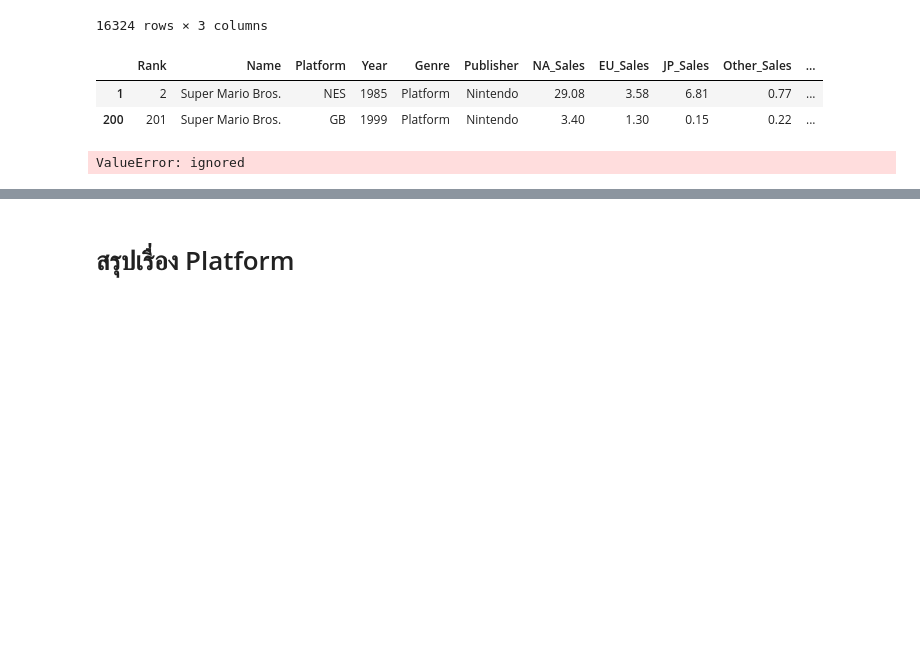
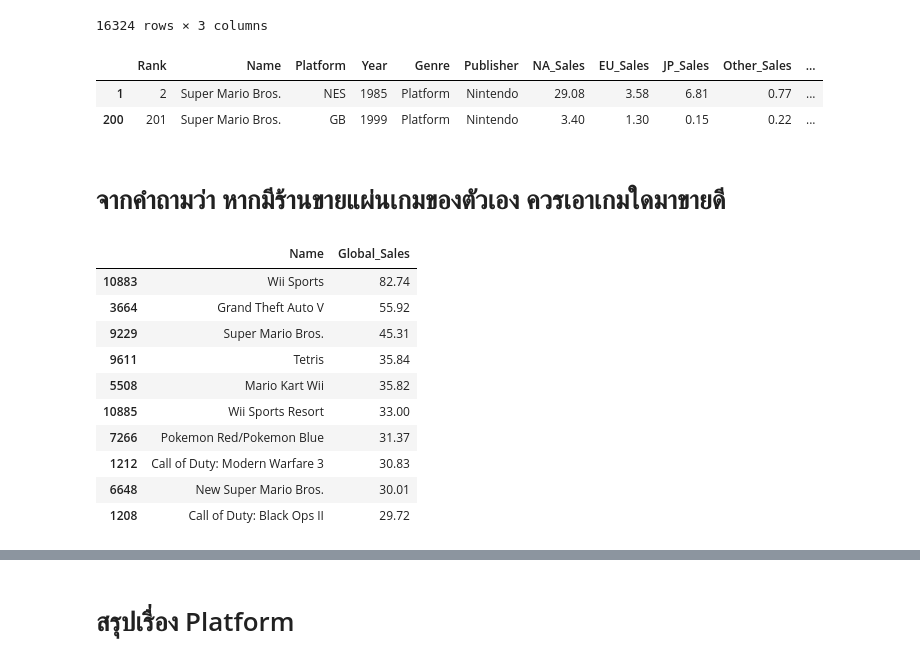
Before and after one commit to ktardthong/DSE_g19, a Jupyter notebook: KT - VGSale_HW_Week_one.ipynb, the cells around one changed output, grey strips where cells are left out. Cells and saved outputs as stored; diff of their text form; code cells hidden in the pictures; blank space fills up the shorter version.

```diff
--- a/KT - VGSale_HW_Week_one.ipynb
+++ b/KT - VGSale_HW_Week_one.ipynb
@@ -255,13 +239,31 @@ data.groupby(['Name','Platform'])['Global_Sales'].sum().reset_index().sort_value
 | 7181 | Legoland | PC | 0.01 |
 | 15258 | Vanark | PS | 0.01 |
 16324 rows × 3 columns
-# %%
-data[data["Name"].isin(['Super Mario Bros.'])]
-# %% [output]
-|  | Rank | Name | Platform | Year | Genre | Publisher | NA_Sales | EU_Sales | JP_Sales | Other_Sales | ... |
-| 1 | 2 | Super Mario Bros. | NES | 1985 | Platform | Nintendo | 29.08 | 3.58 | 6.81 | 0.77 | ... |
-| 200 | 201 | Super Mario Bros. | GB | 1999 | Platform | Nintendo | 3.40 | 1.30 | 0.15 | 0.22 | ... |
-# %%
-data['Platform'].value_counts().sum("Global_Sales")
-# %% [output]
-ValueError: ignored
+# %%
+#แต่เดี๋ยวก่อน จะเห็นว่า sum อย่างนี้คงไม่ดีเพราะว่าเกมส์นี้ มีในสอง Platform!
+data[data["Name"].isin(['Super Mario Bros.'])]
+# %% [output]
+|  | Rank | Name | Platform | Year | Genre | Publisher | NA_Sales | EU_Sales | JP_Sales | Other_Sales | ... |
+| 1 | 2 | Super Mario Bros. | NES | 1985 | Platform | Nintendo | 29.08 | 3.58 | 6.81 | 0.77 | ... |
+| 200 | 201 | Super Mario Bros. | GB | 1999 | Platform | Nintendo | 3.40 | 1.30 | 0.15 | 0.22 | ... |
+# %% [markdown]
+# จากคำถามว่า **หากมีร้านขายแผ่นเกมของตัวเอง ควรเอาเกมใดมาขายดี**
+# %%
+#ดังนั้นขอไม่มอง Platform แล้วนะ!
+#เราจะเห็นได้จากด้านล่างว่า Super Mario Bros. เนี่ยรวม sales กันแล้ว 40.24 + 5.07 = 45.31
+#หวังว่าจะไม่มีชื่อเดียวกันใน publisher อื่นๆนะ แต่เนื่องว่าถามว่าเกมส์อะไร ก็ขอตอบอันนี้แล้วกันครับ
+best_selling_games = data.groupby(['Name'])['Global_Sales'].sum().reset_index().sort_values(by=['Global_Sales'], ascending=False).head(20)
+
+best_selling_games.head(10)
+# %% [output]
+|  | Name | Global_Sales |
+| 10883 | Wii Sports | 82.74 |
+| 3664 | Grand Theft Auto V | 55.92 |
+| 9229 | Super Mario Bros. | 45.31 |
+| 9611 | Tetris | 35.84 |
+| 5508 | Mario Kart Wii | 35.82 |
+| 10885 | Wii Sports Resort | 33.00 |
+| 7266 | Pokemon Red/Pokemon Blue | 31.37 |
+| 1212 | Call of Duty: Modern Warfare 3 | 30.83 |
+| 6648 | New Super Mario Bros. | 30.01 |
+| 1208 | Call of Duty: Black Ops II | 29.72 |
```
Also changed, not shown: parts of 12 cells of this notebook.
